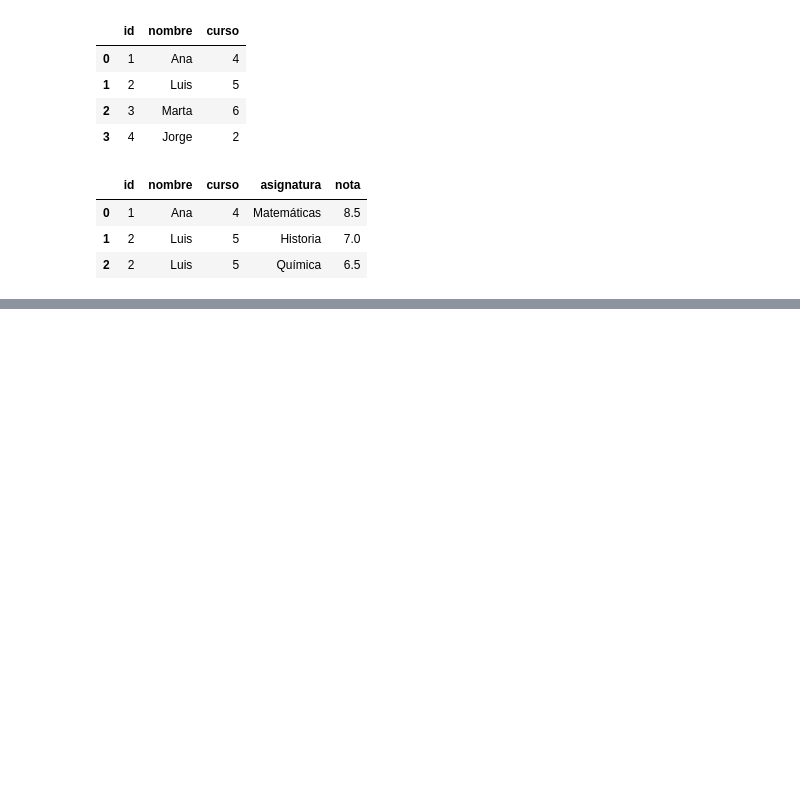
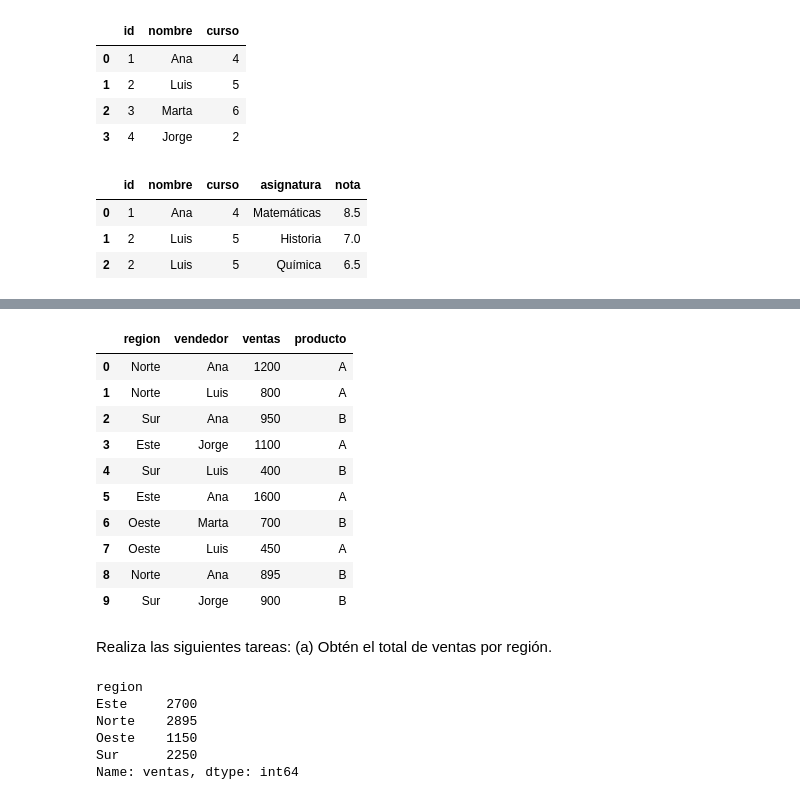
Before and after one commit to enricllorcamendoza-2002/ttad1, a Jupyter notebook: Entrega_2.ipynb, the cells around one changed output, grey strips where cells are left out. Cells and saved outputs as stored; diff of their text form; code cells hidden in the pictures; blank space fills up the shorter version.

```diff
--- a/Entrega_2.ipynb
+++ b/Entrega_2.ipynb
@@ -441,0 +441,36 @@ estudiantes2.merge(notas, left_on='id', right_on='id')
+# %%
+import pandas as pd
+
+ventas= pd.DataFrame({
+    "region":["Norte","Norte","Sur","Este","Sur","Este","Oeste","Oeste","Norte","Sur"],
+    "vendedor":["Ana","Luis","Ana","Jorge","Luis","Ana","Marta","Luis","Ana","Jorge"],
+    "ventas":[1200, 800,950, 1100,400, 1600,700, 450,895, 900],
+    "producto":["A","A","B","A","B","A","B","A","B","B"]
+})
+ventas
+# %% [output]
+|  | region | vendedor | ventas | producto |
+| 0 | Norte | Ana | 1200 | A |
+| 1 | Norte | Luis | 800 | A |
+| 2 | Sur | Ana | 950 | B |
+| 3 | Este | Jorge | 1100 | A |
+| 4 | Sur | Luis | 400 | B |
+| 5 | Este | Ana | 1600 | A |
+| 6 | Oeste | Marta | 700 | B |
+| 7 | Oeste | Luis | 450 | A |
+| 8 | Norte | Ana | 895 | B |
+| 9 | Sur | Jorge | 900 | B |
+# %% [markdown]
+Realiza las siguientes tareas:
+ (a) Obtén el total de ventas por región.
+# %%
+#Agrupamos por region y calculamos la suma de ventas
+gr = ventas.groupby(['region'])["ventas"].sum()
+gr
+# %% [output]
+region
+Este     2700
+Norte    2895
+Oeste    1150
+Sur      2250
+Name: ventas, dtype: int64
```
Also changed, not shown: parts of 8 cells of this notebook.
